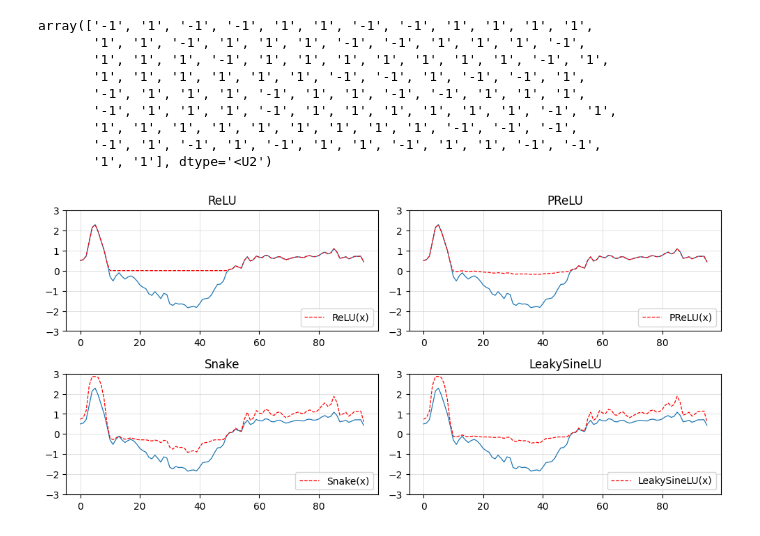
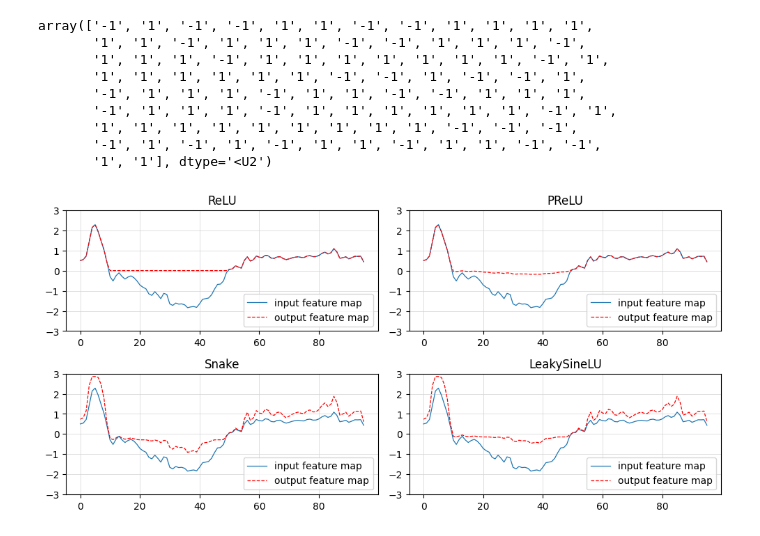
Before and after one commit to jose-gilberto/time_series_activations, a Jupyter notebook: notebooks/activation_figures.ipynb, the cells around one changed output. Cells and saved outputs as stored; diff of their text form; code cells hidden in the pictures.

```diff
--- a/notebooks/activation_figures.ipynb
+++ b/notebooks/activation_figures.ipynb
@@ -63,7 +63,7 @@ def snake(x: np.ndarray):
     return np.sin(x) ** 2 + x
 
 def leaky_sinelu(x: np.ndarray):
-    return np.where(x >= 0, np.sin(x) ** 2 + x, 0.5 * (np.sin(x) ** 2 + x))
+    return np.where(x >= 0, (np.sin(x) ** 2) + x, 0.5 * ((np.sin(x) ** 2) + x))
 # %%
 LINEWIDTH = 0.9
 x = np.arange(-25, 25, 0.01)
@@ -72,33 +72,33 @@ activations = {
     # 'Sigmoid': sigmoid,
     # 'Tanh': tanh,
     # 'Sine': sine,
     # 'Cosine': cosine,
     'ReLU': relu,
     'PReLU': prelu,
     # 'ELU': elu,
     # 'Mish': mish,
     # 'SiLU': silu,
     # 'SELU': selu,
     'Snake': snake,
     'LeakySineLU': leaky_sinelu,
 }
 
 fig = plt.figure(figsize=(10, 14))
 
 
 for idx, activation in enumerate(activations.keys()):
     ax = fig.add_subplot(6, 2, idx + 1)
 
-    sns.lineplot(x=list(range(X_train.shape[-1])), y=X_train[y_train == '-1'][0, 0, :], ax=ax, linewidth=LINEWIDTH).set_title(f'{activation}')
+    sns.lineplot(x=list(range(X_train.shape[-1])), y=X_train[y_train == '-1'][0, 0, :], ax=ax, label='input feature map', linewidth=LINEWIDTH).set_title(f'{activation}')
     sns.lineplot(x=list(range(X_train.shape[-1])), y=activations[activation](X_train[y_train == '-1'][0, 0, :]),
-                 ax=ax, linewidth=LINEWIDTH, linestyle='dashed', color='red', label=f'{activation}(x)')
+                 ax=ax, linewidth=LINEWIDTH, linestyle='dashed', color='red', label=f'output feature map')
 
     ax.set_ylim((-3, 3))
     ax.grid(linewidth=0.5, color='lightgray')
     ax.legend(loc='lower right')
 
 plt.tight_layout()
 
 plt.savefig('../figures/activations_comparinson.pdf')
 # %% [output]
-[figure, old version]
+[figure, new version]
```
Also changed, not shown: parts of 2 cells of this notebook, 6 other files.
